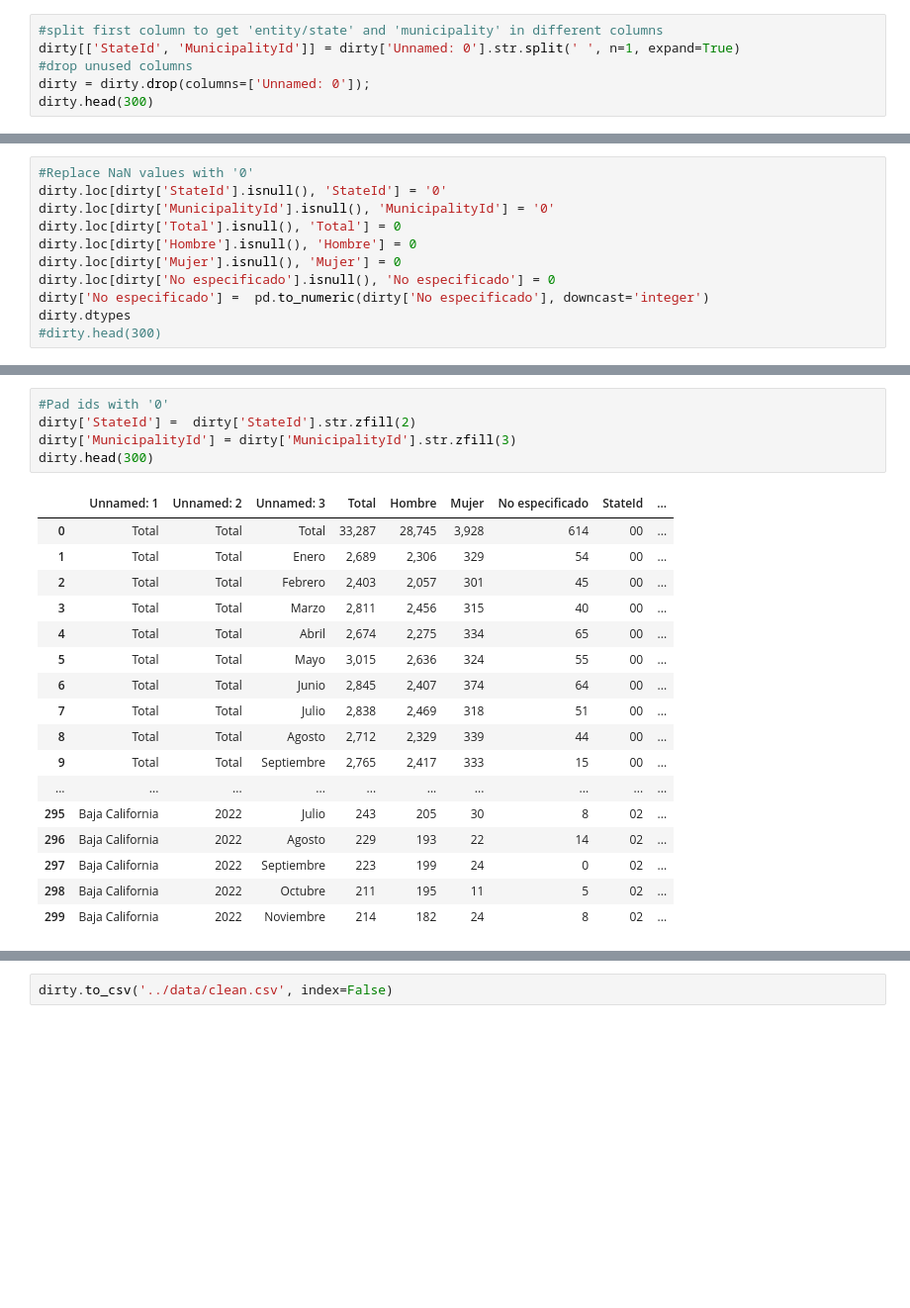
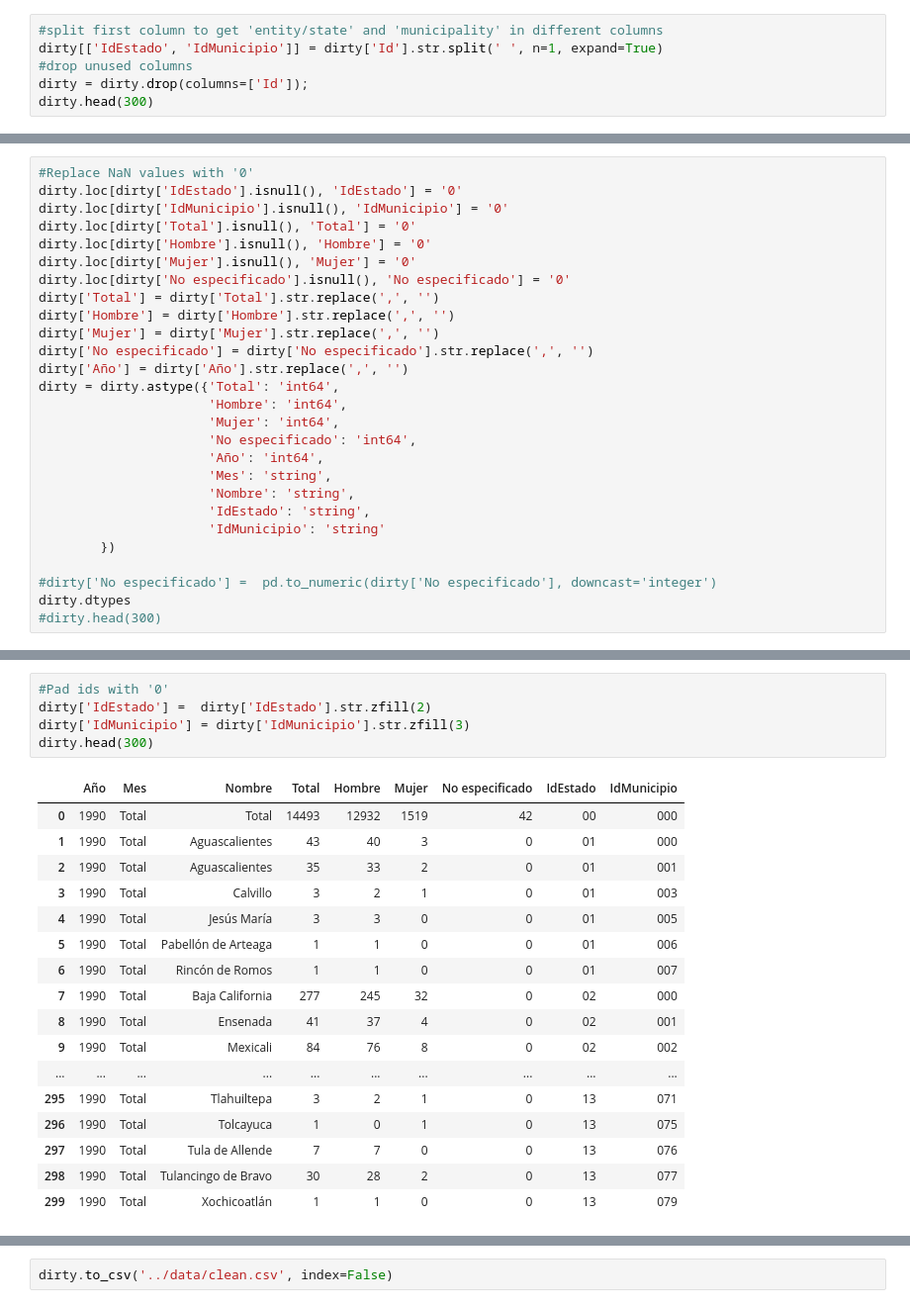
Before and after one commit to enteoo1/defuncion-homicidio-inegi, a Jupyter notebook: python/clean_db.ipynb, the cells around one changed output, grey strips where cells are left out. Shown: that part at 99% size. Drawn from its saved outputs; the diff is of its cells as text; blank space fills up the shorter version.

```diff
--- a/python/clean_db.ipynb
+++ b/python/clean_db.ipynb
@@ -27,7 +45,7 @@ dirty
 # %%
 #split first column to get 'entity/state' and 'municipality' in different columns
-dirty[['StateId', 'MunicipalityId']] = dirty['Unnamed: 0'].str.split(' ', n=1, expand=True)
+dirty[['IdEstado', 'IdMunicipio']] = dirty['Id'].str.split(' ', n=1, expand=True)
 #drop unused columns
-dirty = dirty.drop(columns=['Unnamed: 0']);
+dirty = dirty.drop(columns=['Id']);
 dirty.head(300)
 # %% [output]
@@ -51,12 +100,28 @@ dirty.head(300)
 # %%
 #Replace NaN values with '0'
-dirty.loc[dirty['StateId'].isnull(), 'StateId'] = '0'
-dirty.loc[dirty['MunicipalityId'].isnull(), 'MunicipalityId'] = '0'
-dirty.loc[dirty['Total'].isnull(), 'Total'] = 0
-dirty.loc[dirty['Hombre'].isnull(), 'Hombre'] = 0
-dirty.loc[dirty['Mujer'].isnull(), 'Mujer'] = 0
-dirty.loc[dirty['No especificado'].isnull(), 'No especificado'] = 0
-dirty['No especificado'] =  pd.to_numeric(dirty['No especificado'], downcast='integer')
+dirty.loc[dirty['IdEstado'].isnull(), 'IdEstado'] = '0'
+dirty.loc[dirty['IdMunicipio'].isnull(), 'IdMunicipio'] = '0'
+dirty.loc[dirty['Total'].isnull(), 'Total'] = '0'
+dirty.loc[dirty['Hombre'].isnull(), 'Hombre'] = '0'
+dirty.loc[dirty['Mujer'].isnull(), 'Mujer'] = '0'
+dirty.loc[dirty['No especificado'].isnull(), 'No especificado'] = '0'
+dirty['Total'] = dirty['Total'].str.replace(',', '')
+dirty['Hombre'] = dirty['Hombre'].str.replace(',', '')
+dirty['Mujer'] = dirty['Mujer'].str.replace(',', '')
+dirty['No especificado'] = dirty['No especificado'].str.replace(',', '')
+dirty['Año'] = dirty['Año'].str.replace(',', '')
+dirty = dirty.astype({'Total': 'int64',
+                      'Hombre': 'int64',
+                      'Mujer': 'int64',
+                      'No especificado': 'int64',
+                      'Año': 'int64',
+                      'Mes': 'string',
+                      'Nombre': 'string',
+                      'IdEstado': 'string',
+                      'IdMunicipio': 'string'
+        })
+
+#dirty['No especificado'] =  pd.to_numeric(dirty['No especificado'], downcast='integer')
 dirty.dtypes
 #dirty.head(300)
 # %% [output]
@@ -72,27 +137,27 @@ MunicipalityId     object
 dtype: object
 # %%
 #Pad ids with '0'
-dirty['StateId'] =  dirty['StateId'].str.zfill(2)
-dirty['MunicipalityId'] = dirty['MunicipalityId'].str.zfill(3)
+dirty['IdEstado'] =  dirty['IdEstado'].str.zfill(2)
+dirty['IdMunicipio'] = dirty['IdMunicipio'].str.zfill(3)
 dirty.head(300)
 # %% [output]
-|  | Unnamed: 1 | Unnamed: 2 | Unnamed: 3 | Total | Hombre | Mujer | No especificado | StateId | ... |
-| 0 | Total | Total | Total | 33,287 | 28,745 | 3,928 | 614 | 00 | ... |
-| 1 | Total | Total | Enero | 2,689 | 2,306 | 329 | 54 | 00 | ... |
-| 2 | Total | Total | Febrero | 2,403 | 2,057 | 301 | 45 | 00 | ... |
-| 3 | Total | Total | Marzo | 2,811 | 2,456 | 315 | 40 | 00 | ... |
-| 4 | Total | Total | Abril | 2,674 | 2,275 | 334 | 65 | 00 | ... |
-| 5 | Total | Total | Mayo | 3,015 | 2,636 | 324 | 55 | 00 | ... |
-| 6 | Total | Total | Junio | 2,845 | 2,407 | 374 | 64 | 00 | ... |
-| 7 | Total | Total | Julio | 2,838 | 2,469 | 318 | 51 | 00 | ... |
-| 8 | Total | Total | Agosto | 2,712 | 2,329 | 339 | 44 | 00 | ... |
-| 9 | Total | Total | Septiembre | 2,765 | 2,417 | 333 | 15 | 00 | ... |
+|  | Año | Mes | Nombre | Total | Hombre | Mujer | No especificado | IdEstado | IdMunicipio |
+| 0 | 1990 | Total | Total | 14493 | 12932 | 1519 | 42 | 00 | 000 |
+| 1 | 1990 | Total | Aguascalientes | 43 | 40 | 3 | 0 | 01 | 000 |
+| 2 | 1990 | Total | Aguascalientes | 35 | 33 | 2 | 0 | 01 | 001 |
+| 3 | 1990 | Total | Calvillo | 3 | 2 | 1 | 0 | 01 | 003 |
+| 4 | 1990 | Total | Jesús María | 3 | 3 | 0 | 0 | 01 | 005 |
+| 5 | 1990 | Total | Pabellón de Arteaga | 1 | 1 | 0 | 0 | 01 | 006 |
+| 6 | 1990 | Total | Rincón de Romos | 1 | 1 | 0 | 0 | 01 | 007 |
+| 7 | 1990 | Total | Baja California | 277 | 245 | 32 | 0 | 02 | 000 |
+| 8 | 1990 | Total | Ensenada | 41 | 37 | 4 | 0 | 02 | 001 |
+| 9 | 1990 | Total | Mexicali | 84 | 76 | 8 | 0 | 02 | 002 |
 | ... | ... | ... | ... | ... | ... | ... | ... | ... | ... |
-| 295 | Baja California | 2022 | Julio | 243 | 205 | 30 | 8 | 02 | ... |
-| 296 | Baja California | 2022 | Agosto | 229 | 193 | 22 | 14 | 02 | ... |
-| 297 | Baja California | 2022 | Septiembre | 223 | 199 | 24 | 0 | 02 | ... |
-| 298 | Baja California | 2022 | Octubre | 211 | 195 | 11 | 5 | 02 | ... |
-| 299 | Baja California | 2022 | Noviembre | 214 | 182 | 24 | 8 | 02 | ... |
+| 295 | 1990 | Total | Tlahuiltepa | 3 | 2 | 1 | 0 | 13 | 071 |
+| 296 | 1990 | Total | Tolcayuca | 1 | 0 | 1 | 0 | 13 | 075 |
+| 297 | 1990 | Total | Tula de Allende | 7 | 7 | 0 | 0 | 13 | 076 |
+| 298 | 1990 | Total | Tulancingo de Bravo | 30 | 28 | 2 | 0 | 13 | 077 |
+| 299 | 1990 | Total | Xochicoatlán | 1 | 1 | 0 | 0 | 13 | 079 |
 # %%
 
 
```
Also changed, not shown: parts of 11 cells of this notebook, 4 other files.
